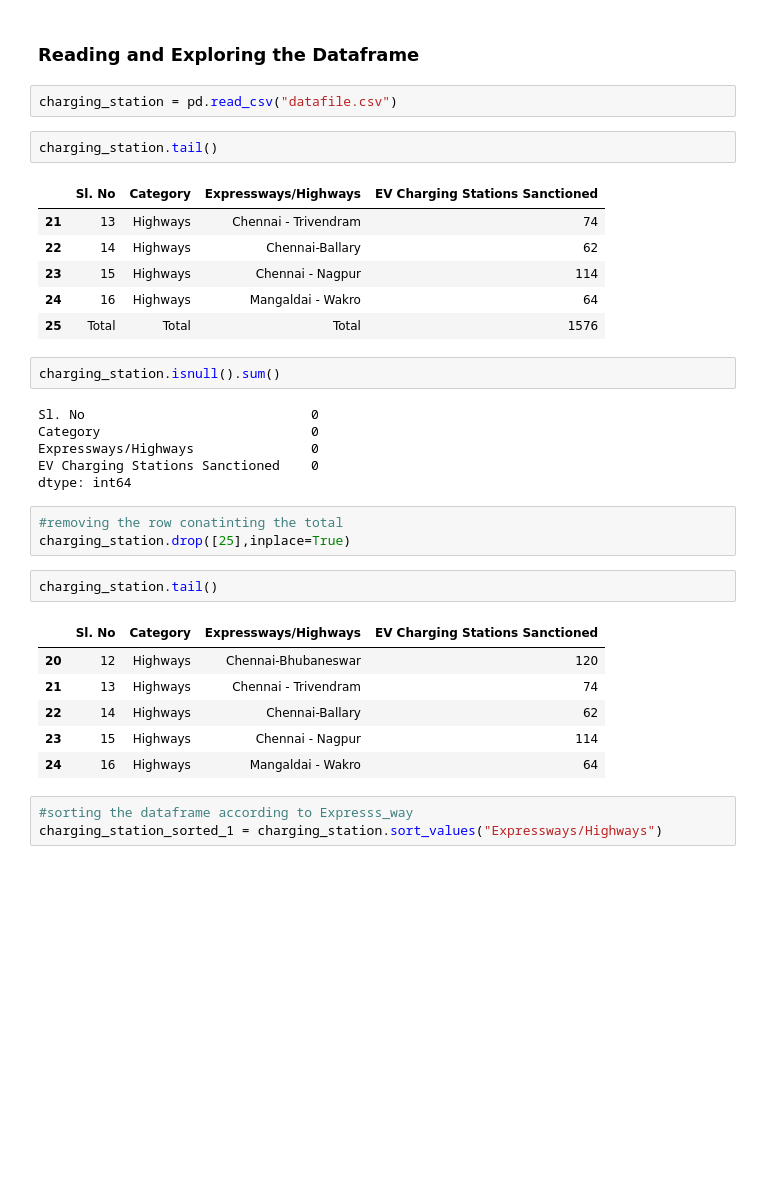
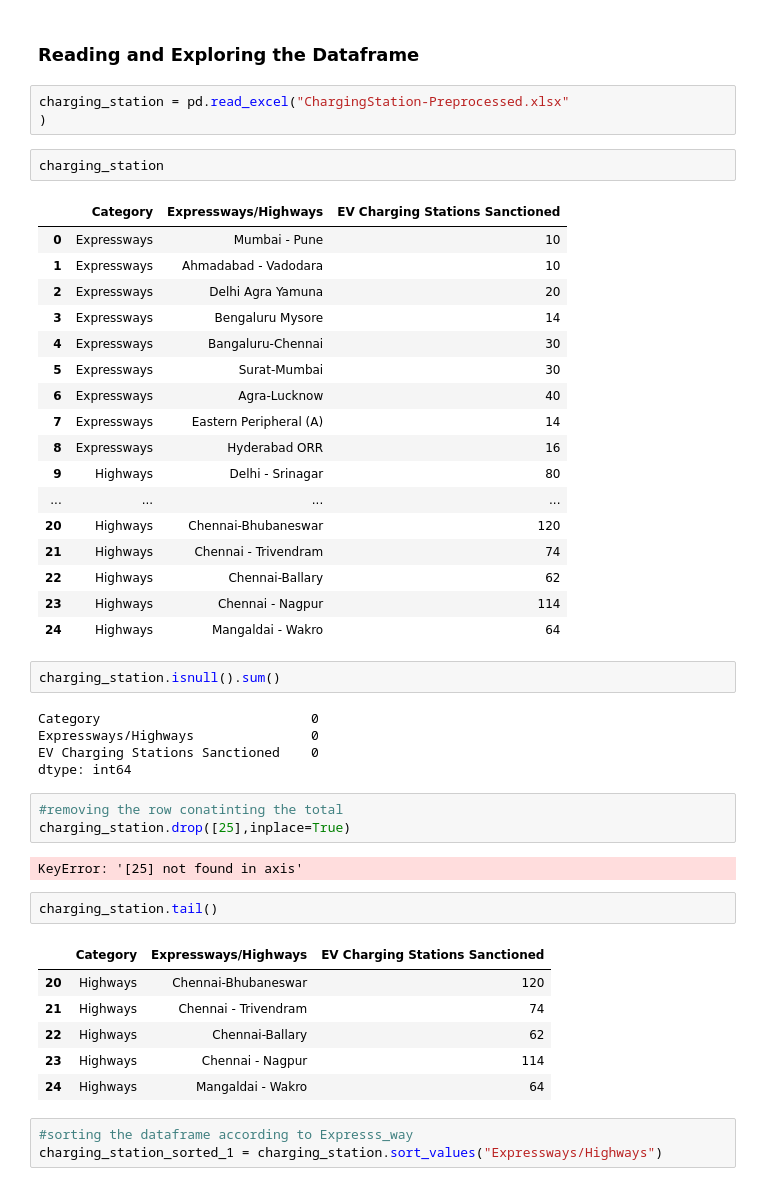
Before and after one commit to hamzaziizzz/EV-Market-Analysis, a Jupyter notebook: Data Visualization on EV India.ipynb, the cells around one changed output. Cells and saved outputs as stored; diff of their text form; blank space fills up the shorter version.

```diff
--- a/Data Visualization on EV India.ipynb
+++ b/Data Visualization on EV India.ipynb
@@ -10,20 +22,31 @@ import seaborn as sns
 # %% [markdown]
 ### Reading and Exploring the Dataframe
 # %%
-charging_station = pd.read_csv("datafile.csv")
+charging_station = pd.read_excel("ChargingStation-Preprocessed.xlsx"
+)
 # %%
-charging_station.tail()
+charging_station
 # %% [output]
-|  | Sl. No | Category | Expressways/Highways | EV Charging Stations Sanctioned |
-| 21 | 13 | Highways | Chennai - Trivendram | 74 |
-| 22 | 14 | Highways | Chennai-Ballary | 62 |
-| 23 | 15 | Highways | Chennai - Nagpur | 114 |
-| 24 | 16 | Highways | Mangaldai - Wakro | 64 |
-| 25 | Total | Total | Total | 1576 |
+|  | Category | Expressways/Highways | EV Charging Stations Sanctioned |
+| 0 | Expressways | Mumbai - Pune | 10 |
+| 1 | Expressways | Ahmadabad - Vadodara | 10 |
+| 2 | Expressways | Delhi Agra Yamuna | 20 |
+| 3 | Expressways | Bengaluru Mysore | 14 |
+| 4 | Expressways | Bangaluru-Chennai | 30 |
+| 5 | Expressways | Surat-Mumbai | 30 |
+| 6 | Expressways | Agra-Lucknow | 40 |
+| 7 | Expressways | Eastern Peripheral (A) | 14 |
+| 8 | Expressways | Hyderabad ORR | 16 |
+| 9 | Highways | Delhi - Srinagar | 80 |
+| ... | ... | ... | ... |
+| 20 | Highways | Chennai-Bhubaneswar | 120 |
+| 21 | Highways | Chennai - Trivendram | 74 |
+| 22 | Highways | Chennai-Ballary | 62 |
+| 23 | Highways | Chennai - Nagpur | 114 |
+| 24 | Highways | Mangaldai - Wakro | 64 |
 # %%
 charging_station.isnull().sum()
 # %% [output]
-Sl. No                             0
 Category                           0
 Expressways/Highways               0
 EV Charging Stations Sanctioned    0
@@ -31,15 +54,17 @@ dtype: int64
 # %%
 #removing the row conatinting the total
 charging_station.drop([25],inplace=True)
+# %% [output]
+KeyError: '[25] not found in axis'
 # %%
 charging_station.tail()
 # %% [output]
-|  | Sl. No | Category | Expressways/Highways | EV Charging Stations Sanctioned |
-| 20 | 12 | Highways | Chennai-Bhubaneswar | 120 |
-| 21 | 13 | Highways | Chennai - Trivendram | 74 |
-| 22 | 14 | Highways | Chennai-Ballary | 62 |
-| 23 | 15 | Highways | Chennai - Nagpur | 114 |
-| 24 | 16 | Highways | Mangaldai - Wakro | 64 |
+|  | Category | Expressways/Highways | EV Charging Stations Sanctioned |
+| 20 | Highways | Chennai-Bhubaneswar | 120 |
+| 21 | Highways | Chennai - Trivendram | 74 |
+| 22 | Highways | Chennai-Ballary | 62 |
+| 23 | Highways | Chennai - Nagpur | 114 |
+| 24 | Highways | Mangaldai - Wakro | 64 |
 # %%
 #sorting the dataframe according to Expresss_way
 charging_station_sorted_1 = charging_station.sort_values("Expressways/Highways")
```
Also changed, not shown: parts of 6 cells of this notebook, 3 other files.
